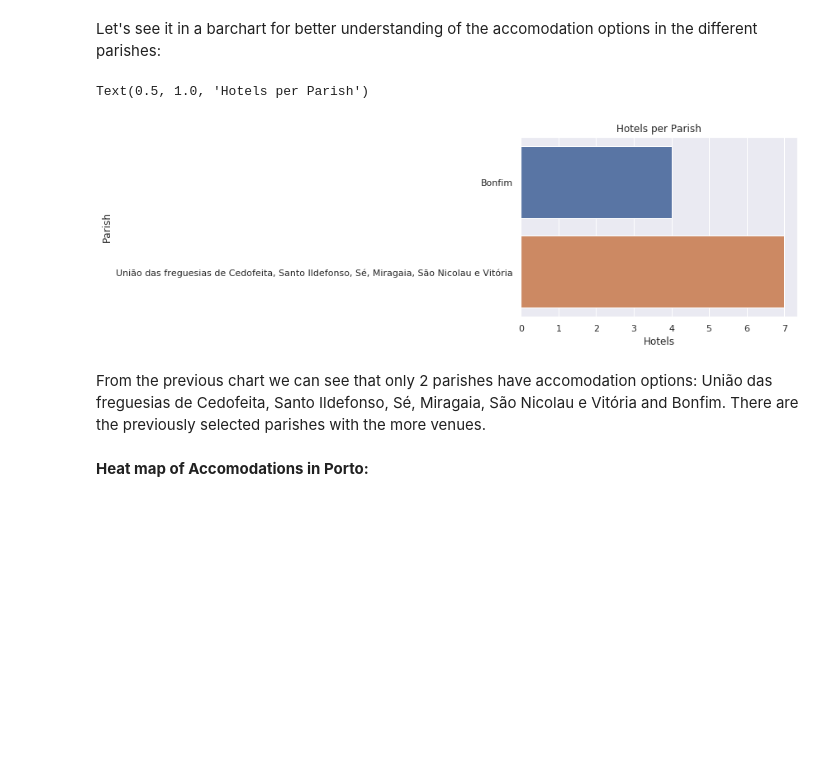
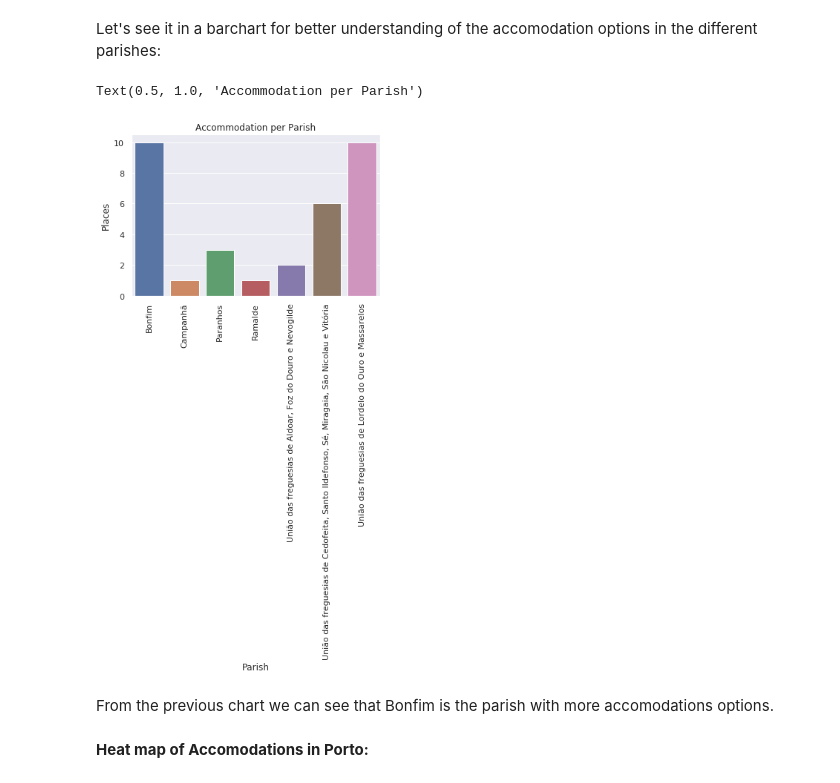
Before and after one commit to ASereia/Coursera_Capstone, a Jupyter notebook: Capstone Project Report copy 1.ipynb, the cells around one changed output. Drawn from its saved outputs; the diff is of its cells as text; code cells hidden in the pictures; blank space fills up the shorter version.

```diff
--- a/Capstone Project Report copy 1.ipynb
+++ b/Capstone Project Report copy 1.ipynb
@@ -541,7 +576,7 @@ df_bf.groupby('Venue Category').count()
 # %% [markdown]
 **12. Accomodation per parish:**
 # %%
-hotels_porto=Porto_venues[Porto_venues['Venue Category'].str.contains('Hostel|Hotel')]
+hotels_porto=Porto_venues[Porto_venues['Venue Category'].str.contains('Hostel|Hotel|Motel')]
 hotels_porto.head()
 # %% [output]
 |  | Parish | Parish Latitude | Parish Longitude | Venue | Venue Latitude | Venue Longitude | Venue Category |
@@ -569,15 +598,15 @@ hotels_porto
 # %% [markdown]
 Let's see it in a barchart for better understanding of the accomodation options in the different parishes:
 # %%
-hotels_chart = sns.countplot(data=hotels_porto, y='Parish')
-#hotels_chart.set_yticklabels(hotels_chart.get_xticklabels(), rotation=90)
-hotels_chart.set_xlabel('Hotels')
-hotels_chart.set_title('Hotels per Parish')
+hotels_chart = sns.countplot(data=hotels_porto, x='Parish')
+hotels_chart.set_xticklabels(hotels_chart.get_xticklabels(), rotation=90)
+hotels_chart.set_ylabel('Places')
+hotels_chart.set_title('Accommodation per Parish')
 # %% [output]
-Text(0.5, 1.0, 'Hotels per Parish')
+Text(0.5, 1.0, 'Accommodation per Parish')
-[figure, old version]
+[figure, new version]
-# %% [markdown]
-From the previous chart we can see that only 2 parishes have accomodation options: União das freguesias de Cedofeita, Santo Ildefonso, Sé, Miragaia, São Nicolau e Vitória and Bonfim. There are the previously selected parishes with the more venues.
+# %% [markdown]
+From the previous chart we can see that Bonfim is the parish with more accomodations options.
 # %% [markdown]
 **Heat map of Accomodations in Porto:**
 # %%
```
Also changed, not shown: parts of 34 cells of this notebook.
